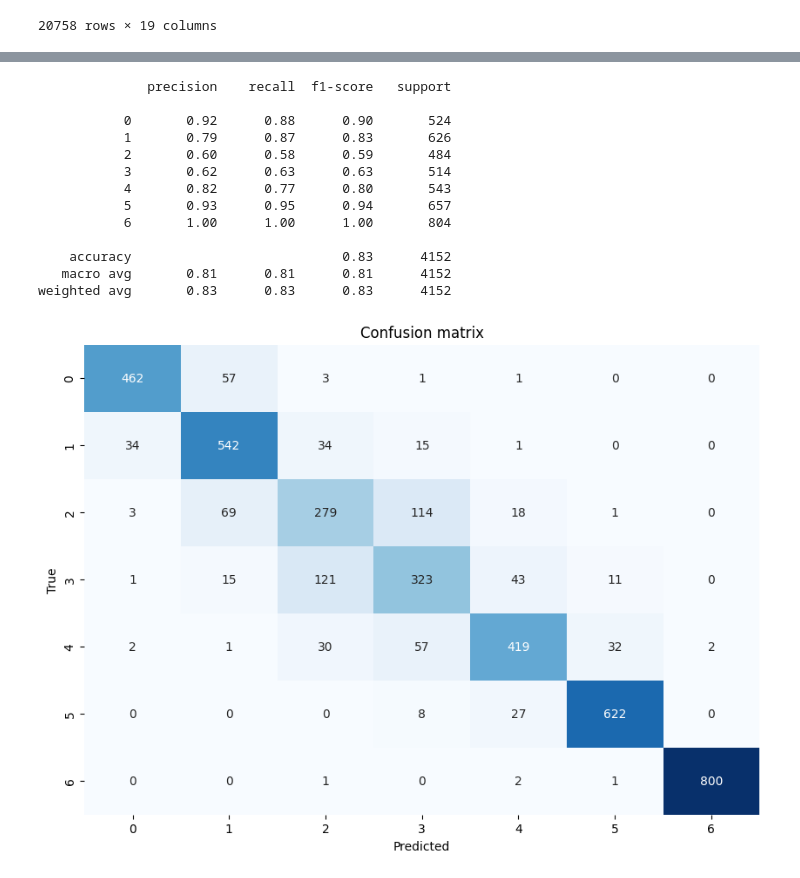
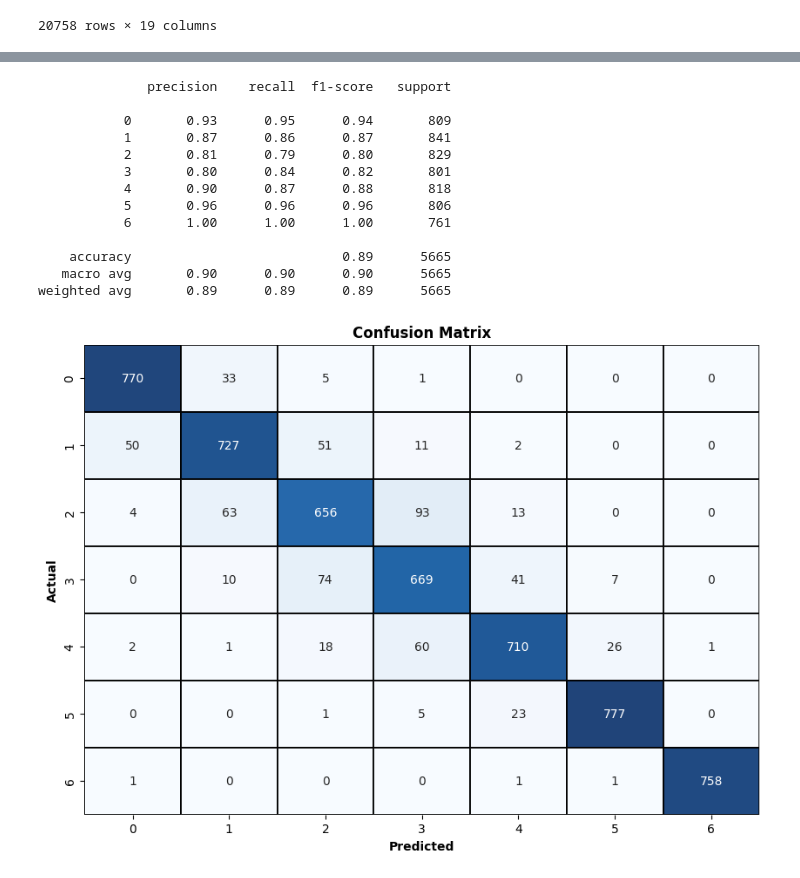
Before and after one commit to ydepledt/kaggle, a Jupyter notebook: obesity/multiclass_weight.ipynb, the cells around one changed output, grey strips where cells are left out. Saved outputs shown, nothing was run; the diff lists cells and outputs as text; code cells hidden in the pictures.

```diff
--- a/obesity/multiclass_weight.ipynb
+++ b/obesity/multiclass_weight.ipynb
@@ -411,0 +445,10 @@ df_train
+# %%
+# Apply SMOTE to balance the dataset
+X_train = df_train.drop(columns=['NObeyesdad'])
+y_train = df_train['NObeyesdad']
+
+smote = SMOTE(sampling_strategy='auto', random_state=42)
+X_train, y_train = smote.fit_resample(X_train, y_train)
+
+# Create a new dataframe with the balanced dataset
+df_train = pd.concat([X_train, y_train], axis=1)
@@ -412,42 +471,31 @@ df_train
 # %%
-# Train a model
-from sklearn.ensemble import RandomForestClassifier
-from sklearn.model_selection import train_test_split
-from sklearn.metrics import classification_report
-from sklearn.metrics import confusion_matrix
-
-
 X = df_train.drop(['NObeyesdad', 'id'], axis=1)
 y = df_train['NObeyesdad']
 
 X_train, X_test, y_train, y_test = train_test_split(X, y, test_size=0.2, random_state=42)
 
-clf = RandomForestClassifier(random_state=42)
-clf.fit(X_train, y_train)
+rf = RandomForestClassifier(random_state=42, max_depth=20, n_estimators=800, criterion='gini')
+rf.fit(X_train, y_train)
 
-y_pred = clf.predict(X_test)
+y_pred = rf.predict(X_test)
 print(classification_report(y_test, y_pred))
 
 # Plot confusion matrix
-cm = confusion_matrix(y_test, y_pred)
 plt.figure(figsize=(10, 7))
-sns.heatmap(cm, annot=True, fmt='d', cmap='Blues', cbar=False)
-plt.xlabel('Predicted')
-plt.ylabel('True')
-plt.title('Confusion matrix')
-plt.show()
+ax = plt.subplot(1, 1, 1)
+_ = utilities.plot_confusion_matrix_heatmap(ax, y_test, y_pred)
 # %% [output]
               precision    recall  f1-score   support
 
-           0       0.92      0.88      0.90       524
-           1       0.79      0.87      0.83       626
-           2       0.60      0.58      0.59       484
-           3       0.62      0.63      0.63       514
-           4       0.82      0.77      0.80       543
-           5       0.93      0.95      0.94       657
-           6       1.00      1.00      1.00       804
+           0       0.93      0.95      0.94       809
+           1       0.87      0.86      0.87       841
+           2       0.81      0.79      0.80       829
+           3       0.80      0.84      0.82       801
+           4       0.90      0.87      0.88       818
+           5       0.96      0.96      0.96       806
+           6       1.00      1.00      1.00       761
 
-    accuracy                           0.83      4152
-   macro avg       0.81      0.81      0.81      4152
-weighted avg       0.83      0.83      0.83      4152
+    accuracy                           0.89      5665
+   macro avg       0.90      0.90      0.90      5665
+weighted avg       0.89      0.89      0.89      5665
-[figure, old version]
+[figure, new version]
```
Also changed, not shown: parts of 20 cells of this notebook, 1 other file.
